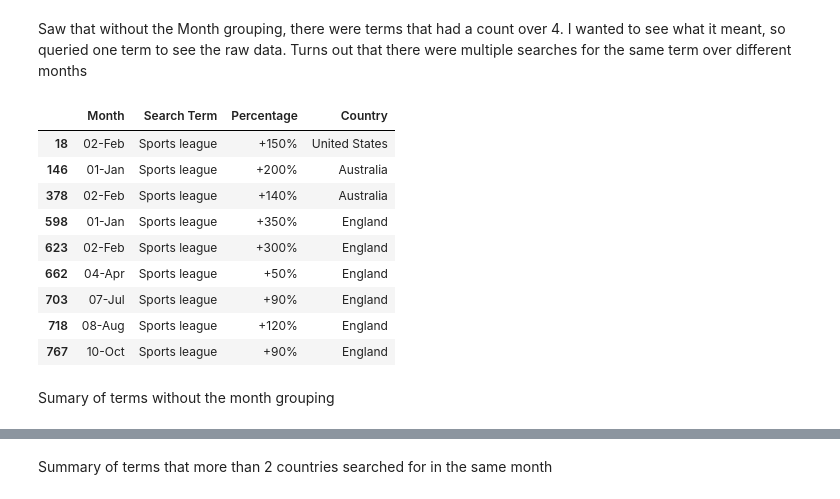
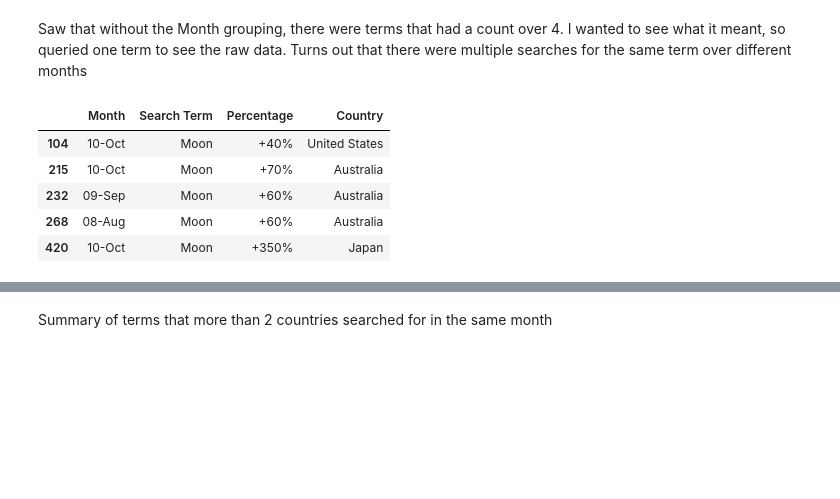
Before and after one commit to bakshishreya/Google-trends, a Jupyter notebook: FirstMonthData.ipynb, the cells around one changed output, grey strips where cells are left out. Cells and saved outputs as stored; diff of their text form; code cells hidden in the pictures; blank space fills up the shorter version.

```diff
--- a/FirstMonthData.ipynb
+++ b/FirstMonthData.ipynb
@@ -37,18 +65,12 @@ All_No_Month = All_Terms_df[~All_Terms_df["Search Term"].isin(month_list)]
 # %% [markdown]
 Saw that without the Month grouping, there were terms that had a count over 4.  I wanted to see what it meant, so queried one term to see the raw data.  Turns out that there were multiple searches for the same term over different months
 # %%
-One_Term = All_Terms_df[All_Terms_df["Search Term"] =="Sports league"]
-One_Term
+Lottery = All_Terms_df[All_Terms_df["Search Term"] == "Moon"]
+Lottery
 # %% [output]
 |  | Month | Search Term | Percentage | Country |
-| 18 | 02-Feb | Sports league | +150% | United States |
-| 146 | 01-Jan | Sports league | +200% | Australia |
-| 378 | 02-Feb | Sports league | +140% | Australia |
-| 598 | 01-Jan | Sports league | +350% | England |
-| 623 | 02-Feb | Sports league | +300% | England |
-| 662 | 04-Apr | Sports league | +50% | England |
-| 703 | 07-Jul | Sports league | +90% | England |
-| 718 | 08-Aug | Sports league | +120% | England |
-| 767 | 10-Oct | Sports league | +90% | England |
+| 104 | 10-Oct | Moon | +40% | United States |
+| 215 | 10-Oct | Moon | +70% | Australia |
+| 232 | 09-Sep | Moon | +60% | Australia |
+| 268 | 08-Aug | Moon | +60% | Australia |
+| 420 | 10-Oct | Moon | +350% | Japan |
-# %% [markdown]
-Sumary of terms without the month grouping
```
Also changed, not shown: parts of 4 cells of this notebook.
